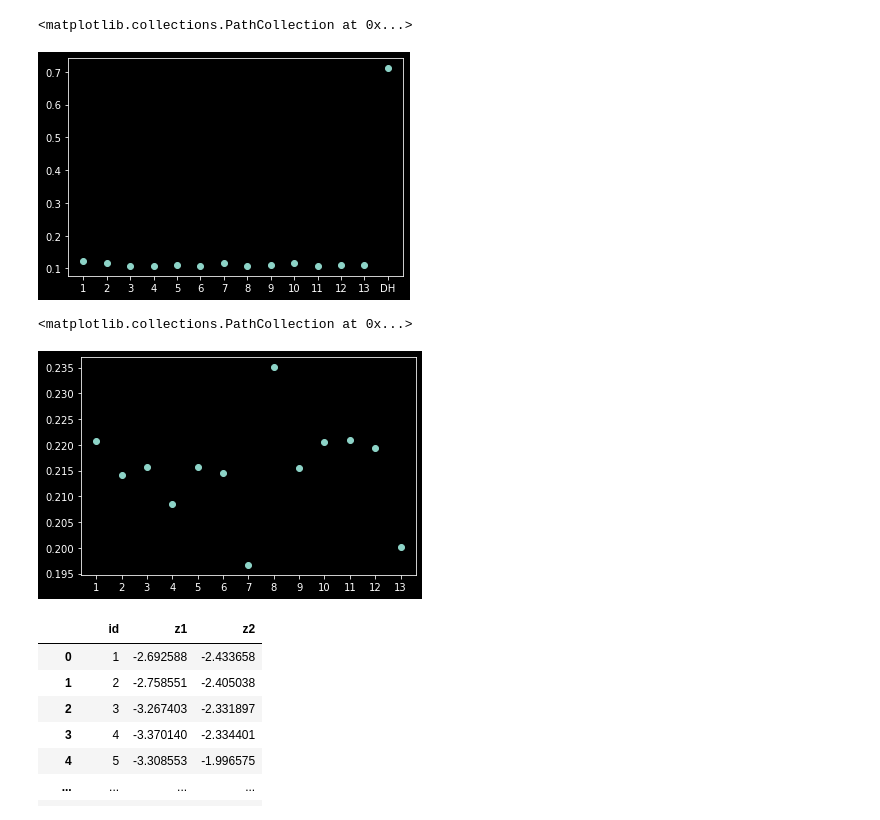
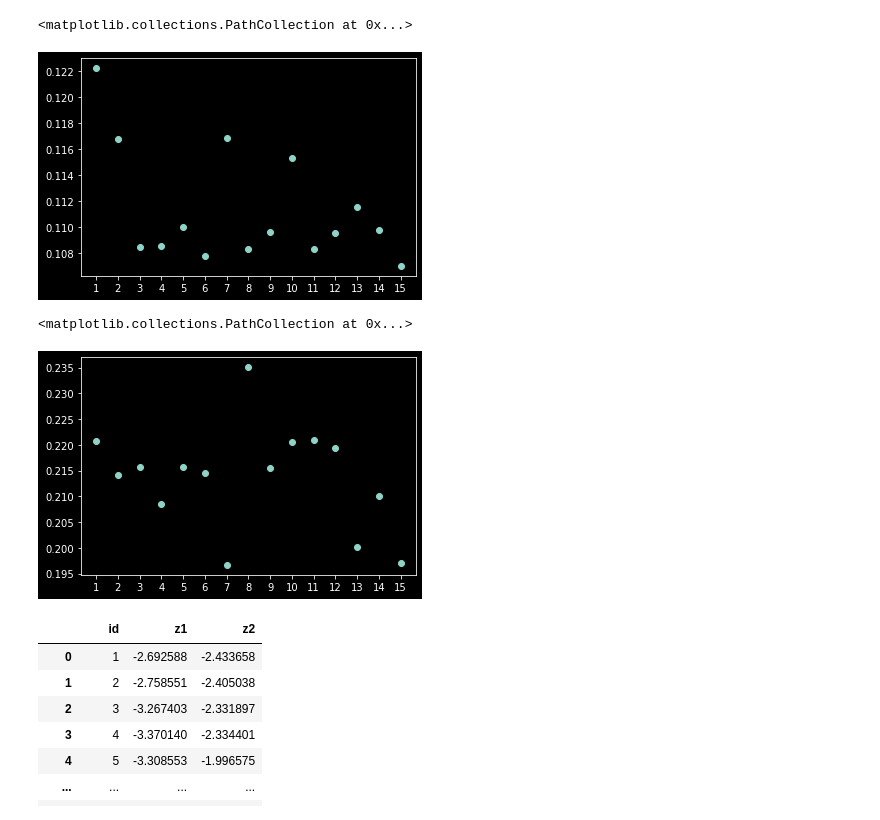
Before and after one commit to Chaudry24/kaust22, a Jupyter notebook: plotting.ipynb, the cells around one changed output. Saved outputs shown, nothing was run; the diff lists cells and outputs as text; code cells hidden in the pictures.

```diff
--- a/plotting.ipynb
+++ b/plotting.ipynb
@@ -59,36 +61,43 @@ with open("./results/val_m6d1.npy", mode="rb") as file:
 with open("./results/val_m7d1.npy", mode="rb") as file:
     m7d1_e = np.load(file)
 
 with open("./results/val_m8d1.npy", mode="rb") as file:
     m8d1_e = np.load(file)
 
 with open("./results/val_m9d1.npy", mode="rb") as file:
     m9d1_e = np.load(file)
 
 with open("./results/val_m10d1.npy", mode="rb") as file:
     m10d1_e = np.load(file)
 
 with open("./results/val_m11d1.npy", mode="rb") as file:
     m11d1_e = np.load(file)
 
 with open("./results/val_m12d1.npy", mode="rb") as file:
     m12d1_e = np.load(file)
 
 with open("./results/val_m13d1.npy", mode="rb") as file:
     m13d1_e = np.load(file)
 
+with open("./results/val_m14d1.npy", mode="rb") as file:
+    m14d1_e = np.load(file)
+
+with open("./results/val_m15d1.npy", mode="rb") as file:
+    m15d1_e = np.load(file)
+
 # open deephyper results
 with open("./deephyper-dat1/best_model_results/val_d1.npy", mode="rb") as file:
     dhd1_e = np.load(file)
 
 # plot root mean squared errors [2nd index in the array]
 plt.scatter(x=["1", "2", "3", "4", "5", "6", "7",
-              "8", "9", "10", "11", "12", "13", 'DH'],
+              "8", "9", "10", "11", "12", "13", '14', '15'],
             y=[m1d1_e[1], m2d1_e[1], m3d1_e[1], m4d1_e[1], m5d1_e[1], m6d1_e[1], m7d1_e[1],
-              m8d1_e[1], m9d1_e[1], m10d1_e[1], m11d1_e[1], m12d1_e[1], m13d1_e[1], dhd1_e[1]])
+              m8d1_e[1], m9d1_e[1], m10d1_e[1], m11d1_e[1], m12d1_e[1], m13d1_e[1],
+              m14d1_e[1], m15d1_e[1]])
 # %% [output]
 <matplotlib.collections.PathCollection at 0x...>
-[figure, old version]
+[figure, new version]
 # %%
 # ------------- DATA 1 ------------- #
 
@@ -132,14 +141,22 @@ with open("./results/val_m12d2.npy", mode="rb") as file:
 with open("./results/val_m13d2.npy", mode="rb") as file:
     m13d2_e = np.load(file)
 
+with open("./results/val_m14d2.npy", mode="rb") as file:
+    m14d2_e = np.load(file)
+
+with open("./results/val_m15d2.npy", mode="rb") as file:
+    m15d2_e = np.load(file)
+
+
 # plot root mean squared errors [2nd index in the array]
 plt.scatter(x=["1", "2", "3", "4", "5", "6", "7",
-              "8", "9", "10", "11", "12", "13"],
+              "8", "9", "10", "11", "12", "13", "14", "15"],
             y=[m1d2_e[1], m2d2_e[1], m3d2_e[1], m4d2_e[1], m5d2_e[1], m6d2_e[1], m7d2_e[1],
-              m8d2_e[1], m9d2_e[1], m10d2_e[1], m11d2_e[1], m12d2_e[1], m13d2_e[1]])
+              m8d2_e[1], m9d2_e[1], m10d2_e[1], m11d2_e[1], m12d2_e[1], m13d2_e[1],
+              m14d2_e[1], m15d2_e[1]])
 # %% [output]
 <matplotlib.collections.PathCollection at 0x...>
-[figure, old version]
+[figure, new version]
 # %%
 import pandas as pd
 
```
Also changed, not shown: parts of 2 cells of this notebook.
